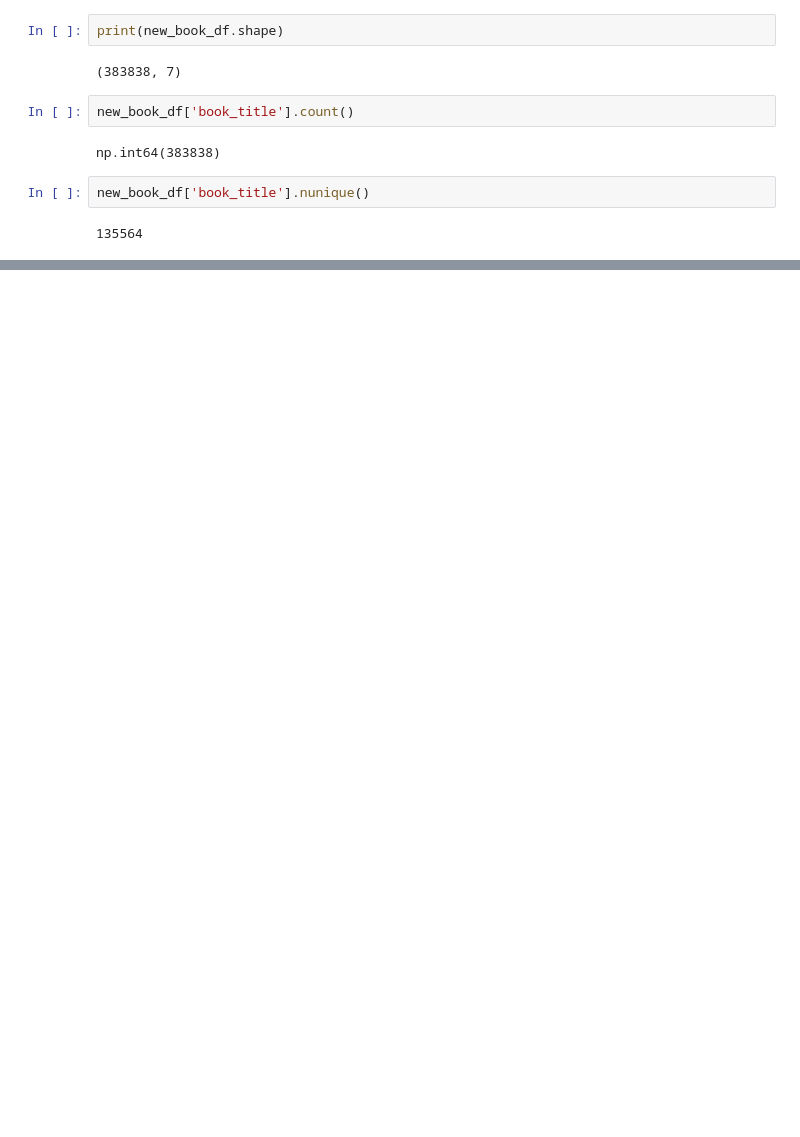
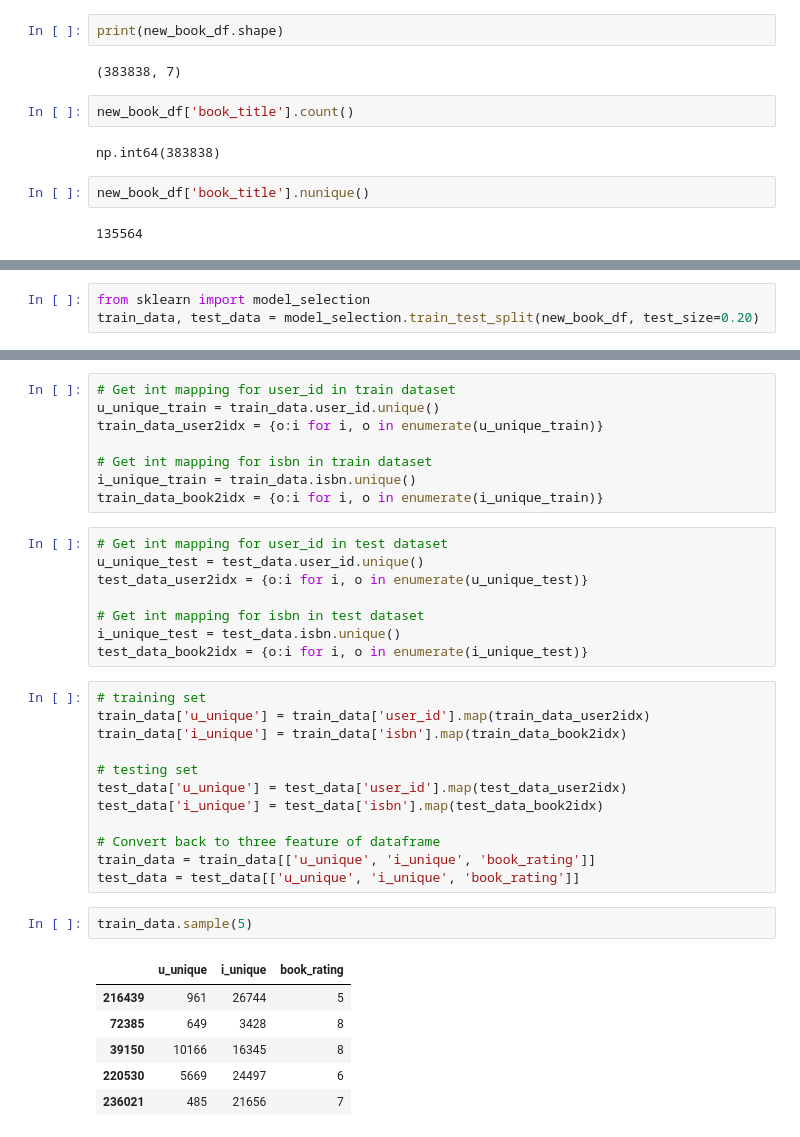
Before and after one commit to Prathamesshh/AI-Based-Book-Recommendation, a Jupyter notebook: model.ipynb, the cells around one changed output, grey strips where cells are left out. Saved outputs shown, nothing was run; the diff lists cells and outputs as text; blank space fills up the shorter version.

```diff
--- a/model.ipynb
+++ b/model.ipynb
@@ -470,0 +497,3 @@ new_book_df['book_title'].nunique()
+# %%
+from sklearn import model_selection
+train_data, test_data = model_selection.train_test_split(new_book_df, test_size=0.20)
@@ -470,0 +506,37 @@ new_book_df['book_title'].nunique()
+# %%
+# Get int mapping for user_id in train dataset
+u_unique_train = train_data.user_id.unique()
+train_data_user2idx = {o:i for i, o in enumerate(u_unique_train)}
+
+# Get int mapping for isbn in train dataset
+i_unique_train = train_data.isbn.unique()
+train_data_book2idx = {o:i for i, o in enumerate(i_unique_train)}
+# %%
+# Get int mapping for user_id in test dataset
+u_unique_test = test_data.user_id.unique()
+test_data_user2idx = {o:i for i, o in enumerate(u_unique_test)}
+
+# Get int mapping for isbn in test dataset
+i_unique_test = test_data.isbn.unique()
+test_data_book2idx = {o:i for i, o in enumerate(i_unique_test)}
+# %%
+# training set
+train_data['u_unique'] = train_data['user_id'].map(train_data_user2idx)
+train_data['i_unique'] = train_data['isbn'].map(train_data_book2idx)
+
+# testing set
+test_data['u_unique'] = test_data['user_id'].map(test_data_user2idx)
+test_data['i_unique'] = test_data['isbn'].map(test_data_book2idx)
+
+# Convert back to three feature of dataframe
+train_data = train_data[['u_unique', 'i_unique', 'book_rating']]
+test_data = test_data[['u_unique', 'i_unique', 'book_rating']]
+# %%
+train_data.sample(5)
+# %% [output]
+|  | u_unique | i_unique | book_rating |
+| 216439 | 961 | 26744 | 5 |
+| 72385 | 649 | 3428 | 8 |
+| 39150 | 10166 | 16345 | 8 |
+| 220530 | 5669 | 24497 | 6 |
+| 236021 | 485 | 21656 | 7 |
```
Also changed, not shown: parts of 16 cells of this notebook.
